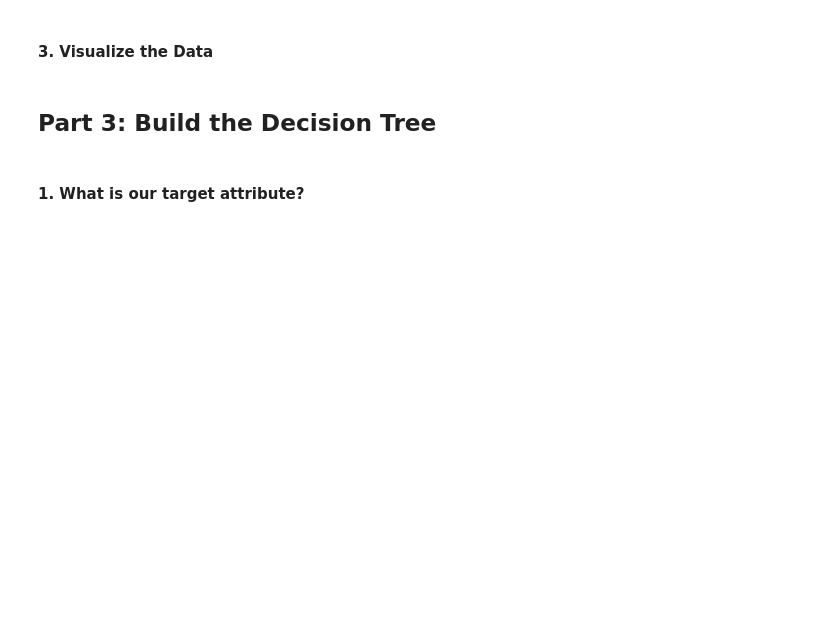
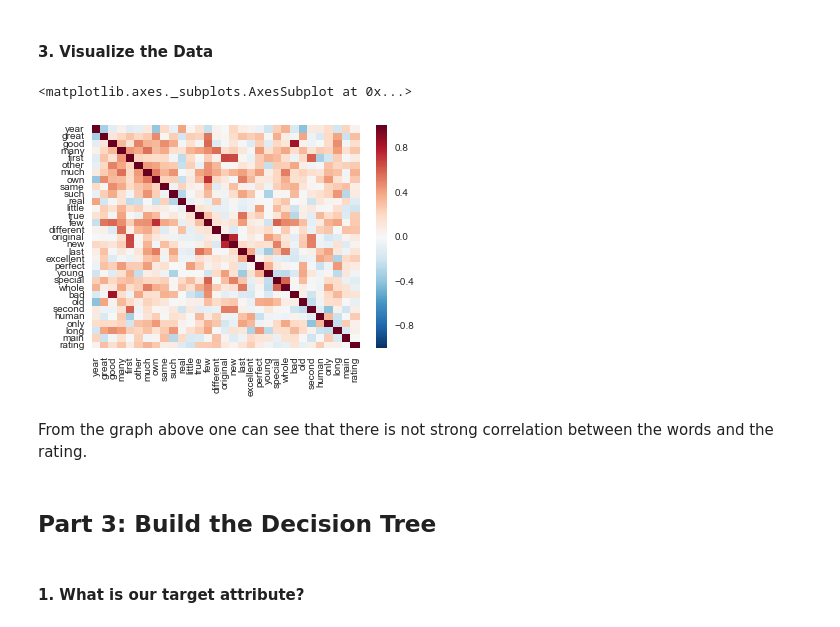
Before and after one commit to cvall018/DSI-CarlosV, a Jupyter notebook: Curriculum/Projects/Notebooks/Project6.ipynb, the cells around one changed output. Saved outputs shown, nothing was run; the diff lists cells and outputs as text; code cells hidden in the pictures; blank space fills up the shorter version.

```diff
--- a/Curriculum/Projects/Notebooks/Project6.ipynb
+++ b/Curriculum/Projects/Notebooks/Project6.ipynb
@@ -153,2 +183,6 @@ For ease, we can call these table1 and table2
 # %% [markdown]
 #### 3. Join the two tables
+# %%
+# The SQL command joins on movie ID and it is saved into a DataFrame
+result = %sql SELECT * FROM table1 JOIN table2 ON table1.tconst = table2.tconst;
+result
@@ -156,0 +209,3 @@ For ease, we can call these table1 and table2
+# %%
+results = pd.DataFrame(result)
+results
@@ -158,5 +232,16 @@ For ease, we can call these table1 and table2
 ## Part 4: Parsing and Exploratory Data Analysis
 # %% [markdown]
 #### 1. Rename the column headings
+# %%
+# The code below does some cleanup to the Data imported from the SQL DataBase
+y = results[2]
+X = results.loc[:,5:36]
+col = ['year','Index']+ common
+X.columns = [col]
+X = X.drop(['Index',"'t"],1)
+# %%
+# The function below scales the data so that 1 is the max and 0 is the min
+scaler = MinMaxScaler()
+X = pd.DataFrame(scaler.fit_transform(X), columns=X.columns)
 # %% [markdown]
 #### 2. Run a description of the data
@@ -163,5 +263,14 @@ For ease, we can call these table1 and table2
 # %% [markdown]
 #### 3. Visualize the Data
+# %%
+Xy = X
+Xy['rating'] = y
+sns.heatmap(Xy.corr())
+# %% [output]
+<matplotlib.axes._subplots.AxesSubplot at 0x...>
+[figure, added]
+# %% [markdown]
+From the graph above one can see that there is not strong correlation between the words and the rating.
 # %% [markdown]
 ## Part 3: Build the Decision Tree
 # %% [markdown]
```
Also changed, not shown: parts of 34 cells of this notebook, 1 other file.
